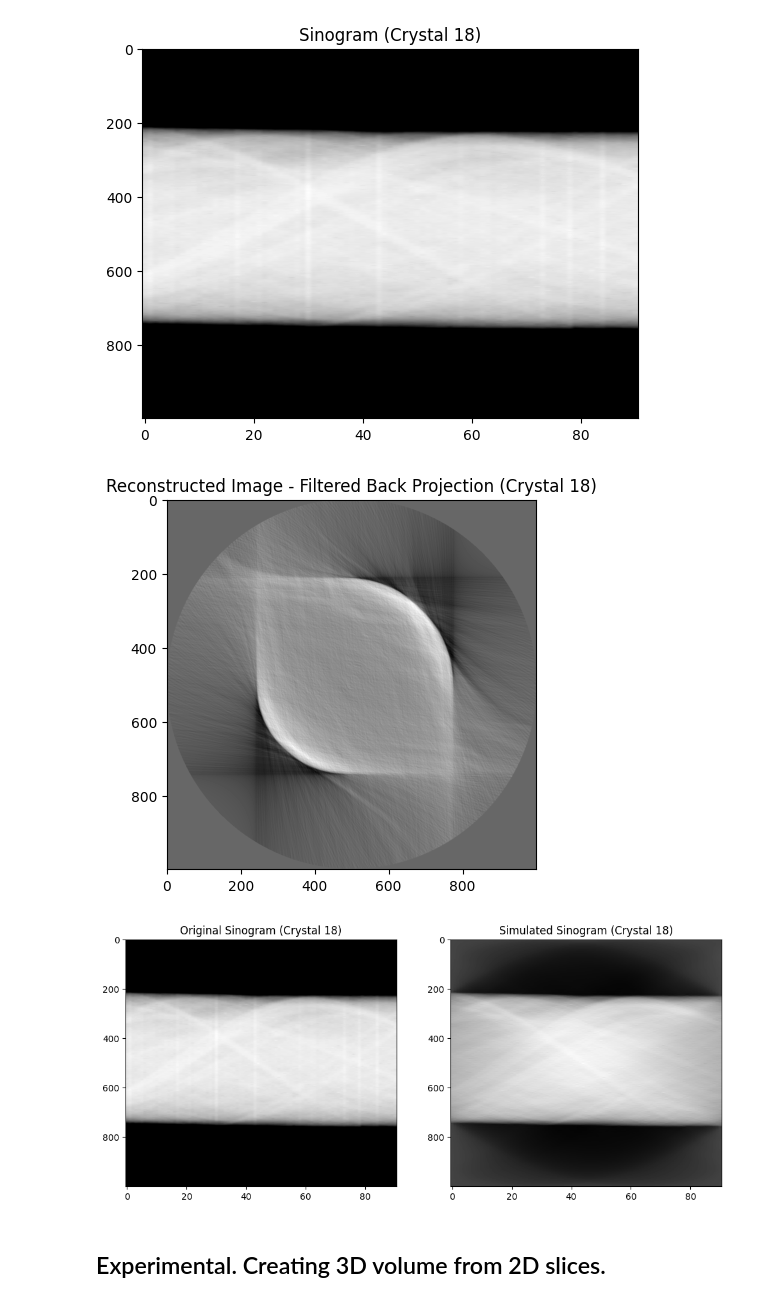
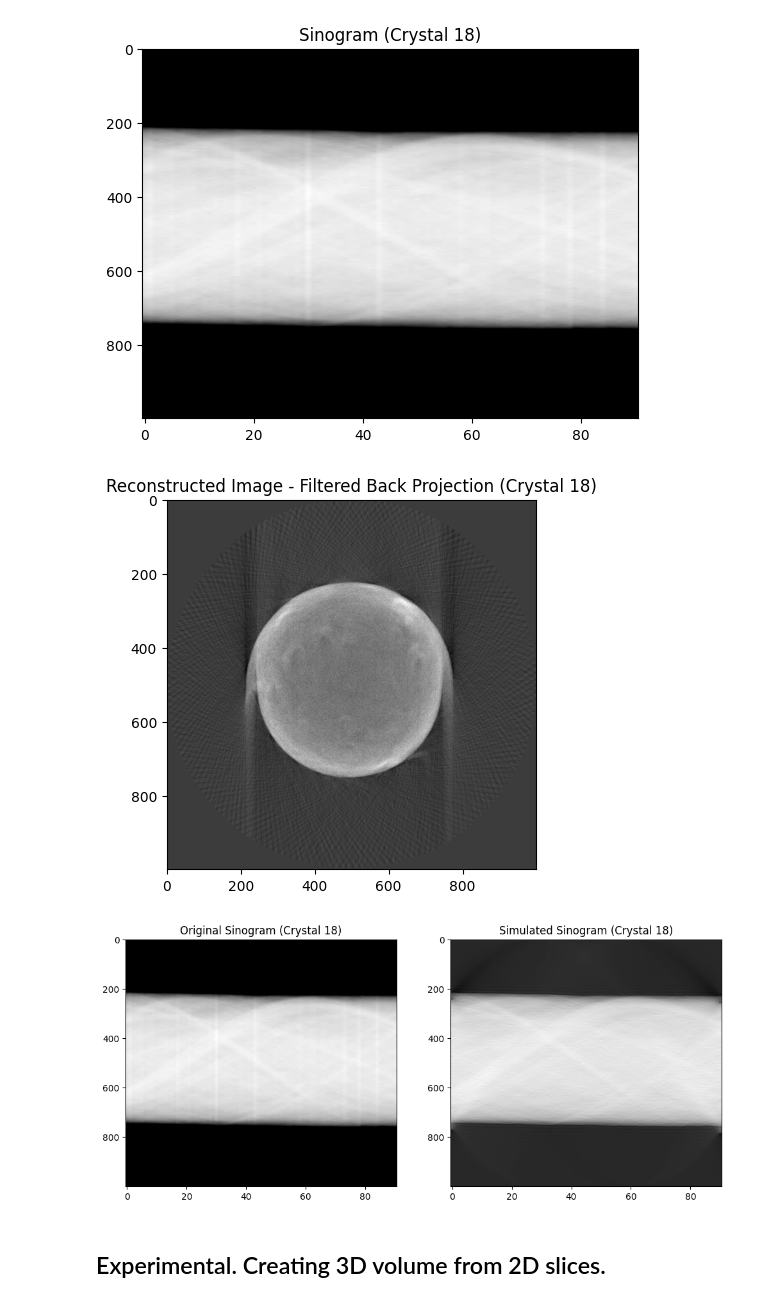
Before and after one commit to noahrn/BIOE420, a Jupyter notebook: 1/main.ipynb, the cells around one changed output. Saved outputs shown, nothing was run; the diff lists cells and outputs as text; code cells hidden in the pictures.

Commit message:
bugfix with endpoint & 180 reconstruction

```diff
--- a/1/main.ipynb
+++ b/1/main.ipynb
@@ -252,20 +252,21 @@ Number of projections: 91
 # %%
 num_projections = sinogram.shape[0]
 
-theta = np.linspace(0., 91., num_projections, endpoint=False)
+theta = np.linspace(0., 180., num_projections, endpoint=True)
 
 sinogram_corrected = sinogram.T  # Shape is now (1000, 91)
 
+# Apply the inverse radon transform (Filtered Back Projection)
 reconstruction_fbp = iradon(sinogram_corrected, theta=theta, filter_name='hann') # hann is the prettiest filter ...
 
 flipped_image = np.flipud(np.fliplr(reconstruction_fbp))
 
 # Display the reconstructed image
 plt.imshow(flipped_image, cmap='gray')
 plt.title('Reconstructed Image - Filtered Back Projection (Crystal 18)')
 plt.show()
 # %% [output]
-[figure, old version]
+[figure, new version]
 # %%
 # Verify with original sinogram
 simulated_sinogram = radon(reconstruction_fbp, theta=theta, circle=True)
@@ -286,7 +287,7 @@ plt.title("Simulated Sinogram (Crystal 18)")
 
 plt.show()
 # %% [output]
-[figure, old version]
+[figure, new version]
 # %% [markdown]
 ## Experimental. Creating 3D volume from 2D slices.
 # %%
```
Also changed, not shown: parts of 4 cells of this notebook, 2 other files.
